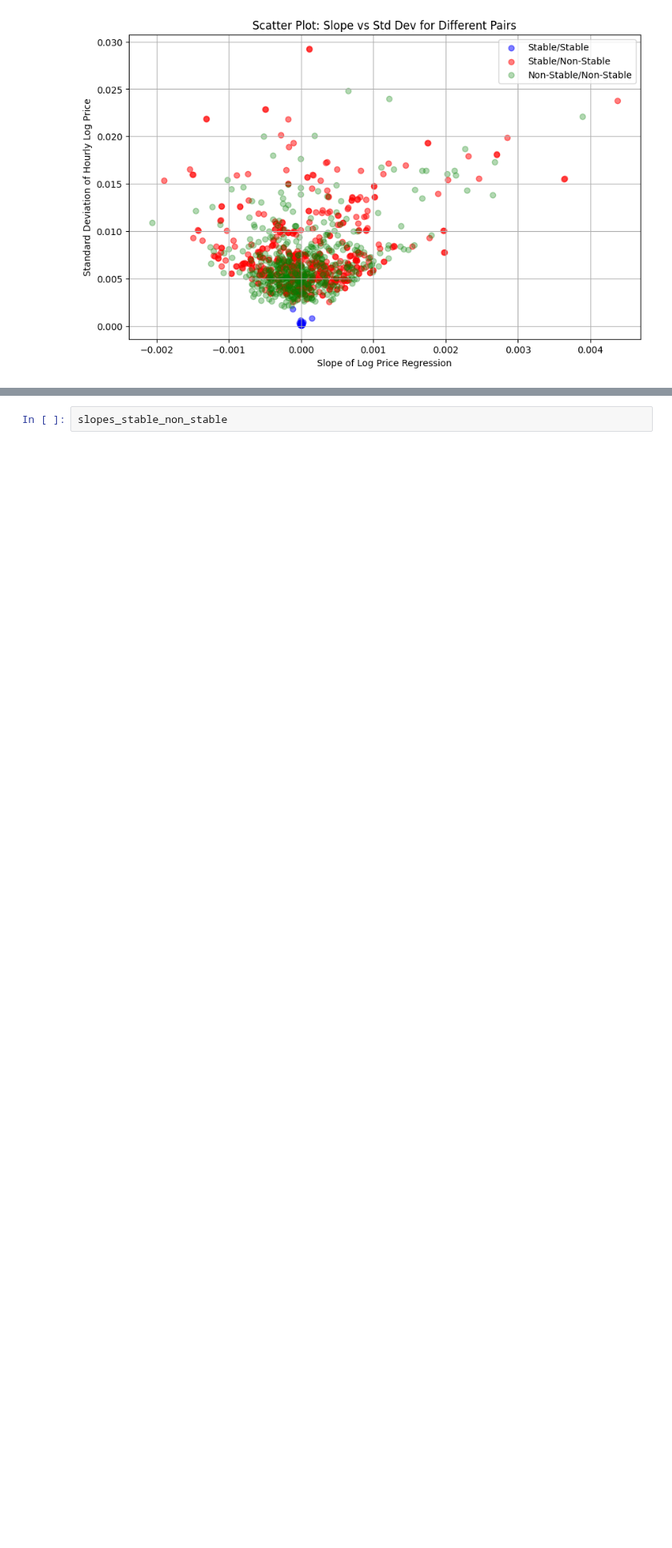
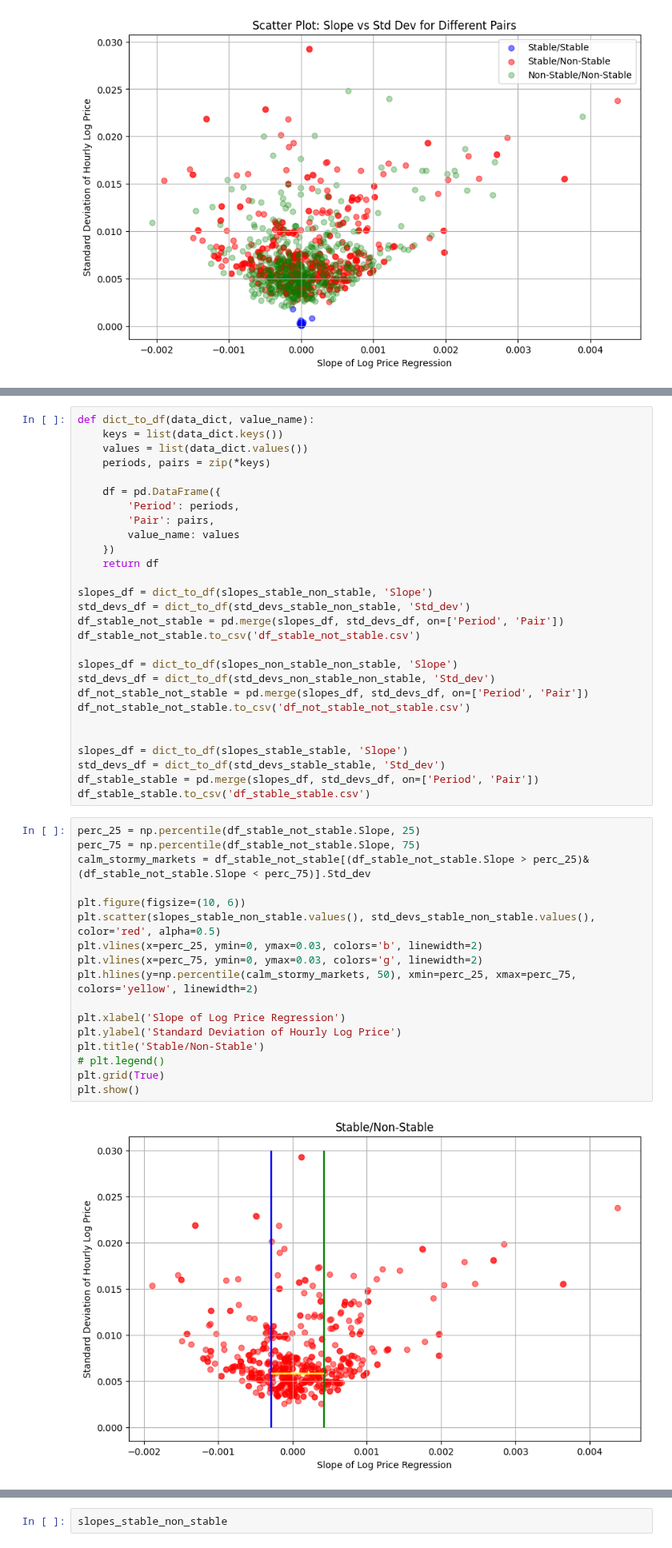
Before and after one commit to swnirk/Dex-Dynamic-Fee, a Jupyter notebook: visualizations/cex_prices_visualization.ipynb, the cells around one changed output, grey strips where cells are left out. Shown at 80% size. Drawn from its saved outputs; the diff is of its cells as text; blank space fills up the shorter version.

Commit message:
new plots

```diff
--- a/visualizations/cex_prices_visualization.ipynb
+++ b/visualizations/cex_prices_visualization.ipynb
@@ -149,0 +178,47 @@ plt.show()
+# %%
+def dict_to_df(data_dict, value_name):
+    keys = list(data_dict.keys())
+    values = list(data_dict.values())
+    periods, pairs = zip(*keys)
+
+    df = pd.DataFrame({
+        'Period': periods,
+        'Pair': pairs,
+        value_name: values
+    })
+    return df
+
+slopes_df = dict_to_df(slopes_stable_non_stable, 'Slope')
+std_devs_df = dict_to_df(std_devs_stable_non_stable, 'Std_dev')
+df_stable_not_stable = pd.merge(slopes_df, std_devs_df, on=['Period', 'Pair'])
+df_stable_not_stable.to_csv('df_stable_not_stable.csv')
+
+slopes_df = dict_to_df(slopes_non_stable_non_stable, 'Slope')
+std_devs_df = dict_to_df(std_devs_non_stable_non_stable, 'Std_dev')
+df_not_stable_not_stable = pd.merge(slopes_df, std_devs_df, on=['Period', 'Pair'])
+df_not_stable_not_stable.to_csv('df_not_stable_not_stable.csv')
+
+
+slopes_df = dict_to_df(slopes_stable_stable, 'Slope')
+std_devs_df = dict_to_df(std_devs_stable_stable, 'Std_dev')
+df_stable_stable = pd.merge(slopes_df, std_devs_df, on=['Period', 'Pair'])
+df_stable_stable.to_csv('df_stable_stable.csv')
+# %%
+perc_25 = np.percentile(df_stable_not_stable.Slope, 25)
+perc_75 = np.percentile(df_stable_not_stable.Slope, 75)
+calm_stormy_markets = df_stable_not_stable[(df_stable_not_stable.Slope > perc_25)&(df_stable_not_stable.Slope < perc_75)].Std_dev
+
+plt.figure(figsize=(10, 6))
+plt.scatter(slopes_stable_non_stable.values(), std_devs_stable_non_stable.values(), color='red', alpha=0.5)
+plt.vlines(x=perc_25, ymin=0, ymax=0.03, colors='b', linewidth=2)
+plt.vlines(x=perc_75, ymin=0, ymax=0.03, colors='g', linewidth=2)
+plt.hlines(y=np.percentile(calm_stormy_markets, 50), xmin=perc_25, xmax=perc_75, colors='yellow', linewidth=2)
+
+plt.xlabel('Slope of Log Price Regression')
+plt.ylabel('Standard Deviation of Hourly Log Price')
+plt.title('Stable/Non-Stable')
+# plt.legend()
+plt.grid(True)
+plt.show()
+# %% [output]
+[figure, added]
```
Also changed, not shown: parts of 5 cells of this notebook.
